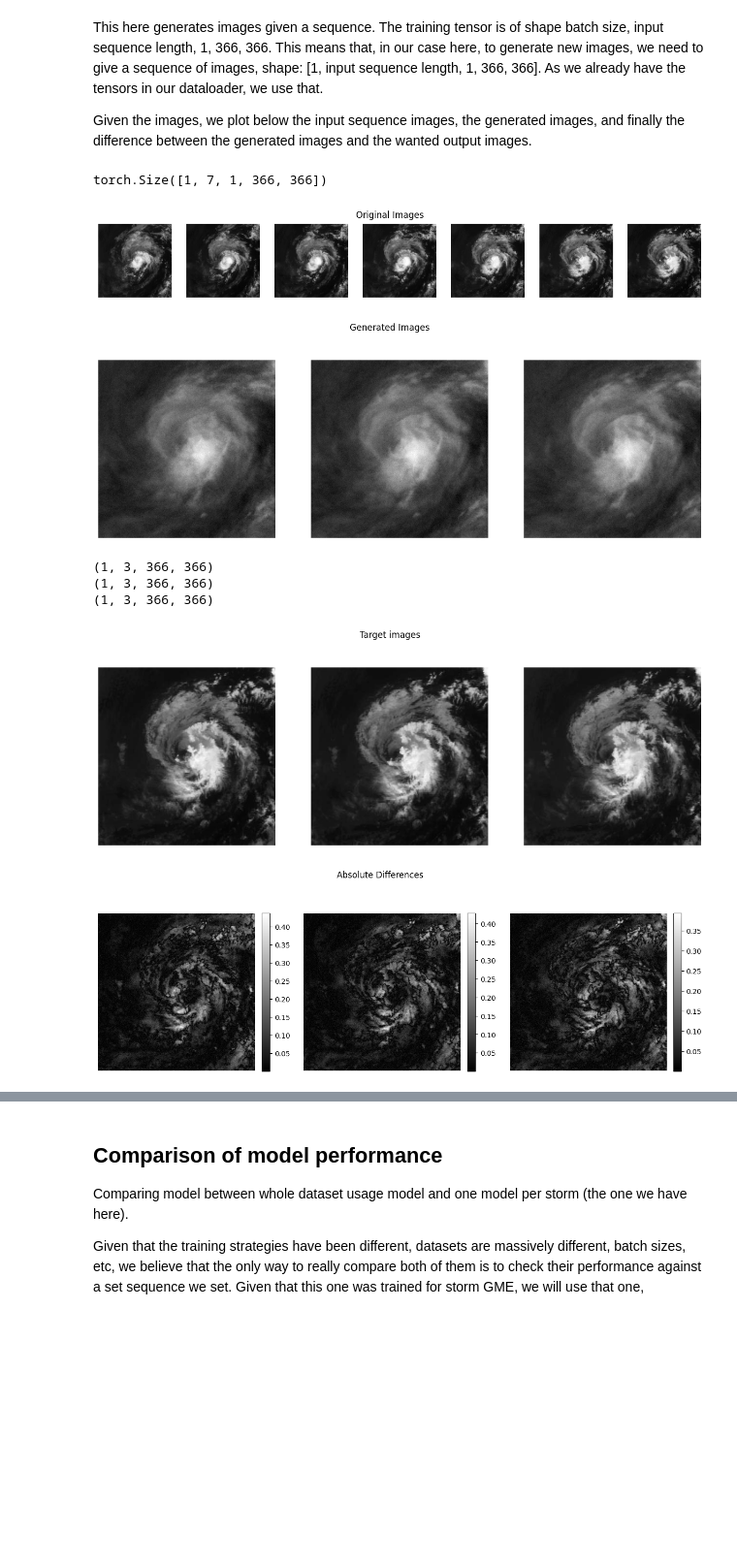
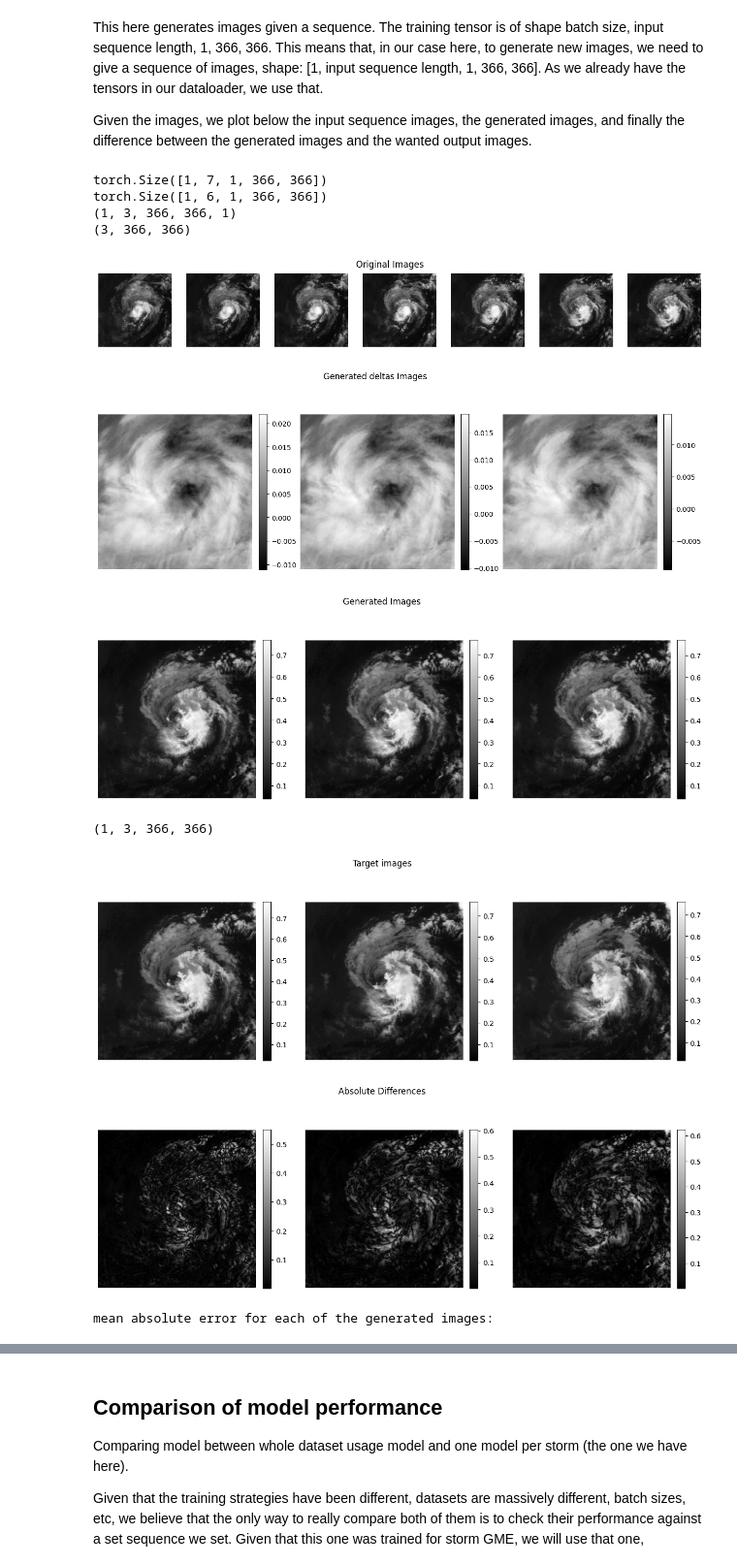
Before and after one commit to acse-dc1823/hurricane-satellite-predictor, a Jupyter notebook: Task1.ipynb, the cells around one changed output, grey strips where cells are left out. Shown at 97% size. Saved outputs shown, nothing was run; the diff lists cells and outputs as text; code cells hidden in the pictures; blank space fills up the shorter version.

Commit message:
changed to a deltas model, modeling the change in hurricane rather than the hurricane itself

```diff
--- a/Task1.ipynb
+++ b/Task1.ipynb
@@ -146,3 +200,21 @@ print(f'Shape of y in the first batch: {y_first.shape}')
 # %% [output]
 Shape of X in the first batch: torch.Size([2, 7, 1, 366, 366])
 Shape of y in the first batch: torch.Size([2, 3, 1, 366, 366])
+# %%
+# Initialize the dataset
+dataset_delta = ImageSequenceDatasetDelta(
+    directory='Selected_Storms_curated/gme',
+    transform=transform,
+    window_size=10,
+    prediction_size=3
+)
+
+# Create a DataLoader
+dataloader_delta = DataLoader(dataset_delta, batch_size=2, shuffle=False)
+
+first_batch = next(iter(dataloader_delta))
+X_first_delta, y_first_delta = first_batch
+
+# Print the shapes
+print(f'Shape of X in the first batch: {X_first_delta.shape}')
+print(f'Shape of y in the first batch: {y_first_delta.shape}')
@@ -181,5 +256,5 @@ def train(model, dataloader, criterion, optimizer, epochs=10, device=device, plo
 
         print(f'Epoch {epoch+1}, Loss: {avg_loss}')
 
-train(model, dataloader, criterion, optimizer, epochs=3, plot_losses=True)
+train(model, dataloader_delta, criterion, optimizer, epochs=10, plot_losses=True)
 # %% [output]
@@ -227,15 +302,42 @@ def generate_images(model, input_sequence, num_images=3):
         #reverse_normalize(predictions)
         return predictions.cpu().numpy()
 
+for X_batch_delta, y_batch_delta in dataloader_delta:
+    pass  # Simply iterate to the end to get the final batch.
+
 for X_batch, y_batch in dataloader:
     pass  # Simply iterate to the end to get the final batch.
 
 # The last batch is now contained in X_batch and y_batch
 last_sequence = X_batch[-1].unsqueeze(0)
+
 print(last_sequence.shape)
 
+last_sequence_delta = X_batch_delta[-1].unsqueeze(0)
+print(last_sequence_delta.shape)
+
 # Generate new images from the last sequence
-new_images = generate_images(model, last_sequence, num_images=prediction_size)
+new_images_deltas = generate_images(model, last_sequence_delta, num_images=prediction_size)
+print(new_images_deltas.shape)
+
+
+# Extract the last image from the last_sequence tensor
+last_image = last_sequence[0, -1, 0]  # This selects the last image in the sequence
+
+# Convert the last image to a numpy array and adjust its shape to match new_images_deltas
+last_image_np = last_image.cpu().numpy()  # Convert to numpy array (ensure it's moved to CPU if on CUDA)
+last_image_np = last_image_np[np.newaxis, :, :, np.newaxis]  # Adjust shape to (1, 366, 366, 1) to match new_images_deltas
+
+# Since new_images_deltas is (1, 3, 366, 366, 1), we can perform the addition directly
+# But first, ensure that last_image_np shape matches with new_images_deltas by repeating the last image for the number of deltas
+last_image_np_repeated = np.repeat(last_image_np, new_images_deltas.shape[1], axis=0)
+
+# Perform the addition
+generated_images = last_image_np_repeated + new_images_deltas
+generated_images = generated_images.squeeze()
+
+# generated_images now contains the new images generated from the deltas added to the last image of the sequence
+print(generated_images.shape)
 
 # Function to show images remains the same
 def show_images(images, title='Images', figsize=(15, 5), show_colorbar=False):
@@ -250,41 +352,48 @@ def show_images(images, title='Images', figsize=(15, 5), show_colorbar=False):
             # Adjust the fraction and pad to change the size and spacing of the colorbar if needed
     plt.suptitle(title)
     plt.show()
 
 # Show the original images from the last input sequence
 original_images = last_sequence.squeeze(0).cpu().numpy()  # Remove batch dimension for plotting
 show_images([original_images[i] for i in range(original_images.shape[0])], title='Original Images', figsize=(15, 2))
 
 # Display the generated images
-generated_images = new_images.squeeze(0)  # Remove batch dimension for plotting
-show_images([generated_images[i] for i in range(generated_images.shape[0])], title='Generated Images', figsize=(15, 5))
+generated_deltas_images = new_images_deltas.squeeze(0)  # Remove batch dimension for plotting
+show_images([generated_deltas_images[i] for i in range(generated_deltas_images.shape[0])], title='Generated deltas Images', figsize=(15, 5),
+             show_colorbar=True)
+
+# Display the generated images
+show_images([generated_images[i] for i in range(generated_images.shape[0])], title='Generated Images', figsize=(15, 5), show_colorbar=True)
 
 real_images = y_batch[-1].to(device).unsqueeze(0)  # Get the last sequence of real images and add batch dimension
 
 # Since new_images is a numpy array, convert real_images to numpy for comparison
 real_images_np = real_images.cpu().numpy()
-new_images_squeezed = np.squeeze(new_images, axis=-1)  # Removes the last dimension from new_images
+#new_images_squeezed = np.squeeze(generated_images, axis=-1)  # Removes the last dimension from new_images
 real_images_squeezed = np.squeeze(real_images_np, axis=2)  # Removes the third dimension from real_images_np
 
 # Calculate the absolute differences with the adjusted arrays
-absolute_differences = np.abs(new_images_squeezed - real_images_squeezed)
+absolute_differences = np.abs(generated_images - real_images_squeezed)
 
 # Check the shape of absolute_differences
 print(absolute_differences.shape)  # Should be (1, 3, 366, 366)
 
 # Display the Real images and the absolute differences
 
-show_images([real_images_squeezed[0, i] for i in range(real_images_squeezed.shape[1])], title='Target images', figsize=(15, 5))
+show_images([real_images_squeezed[0, i] for i in range(real_images_squeezed.shape[1])], title='Target images', figsize=(15, 5), show_colorbar=True)
 
 show_images([absolute_differences[0, i] for i in range(absolute_differences.shape[1])], title='Absolute Differences', figsize=(15, 5), show_colorbar=True)
 
 print("mean absolute error for each of the generated images: ")
 # %% [output]
 torch.Size([1, 7, 1, 366, 366])
+torch.Size([1, 6, 1, 366, 366])
+(1, 3, 366, 366, 1)
+(3, 366, 366)
 [figure]
-[figure, old version]
+[figure, new version]
+[figure, new version]
 (1, 3, 366, 366)
-(1, 3, 366, 366)
-(1, 3, 366, 366)
-[figure, old version]
-[figure, old version]
+[figure, new version]
+[figure, added]
+mean absolute error for each of the generated images:
```
Also changed, not shown: parts of 12 cells of this notebook.
